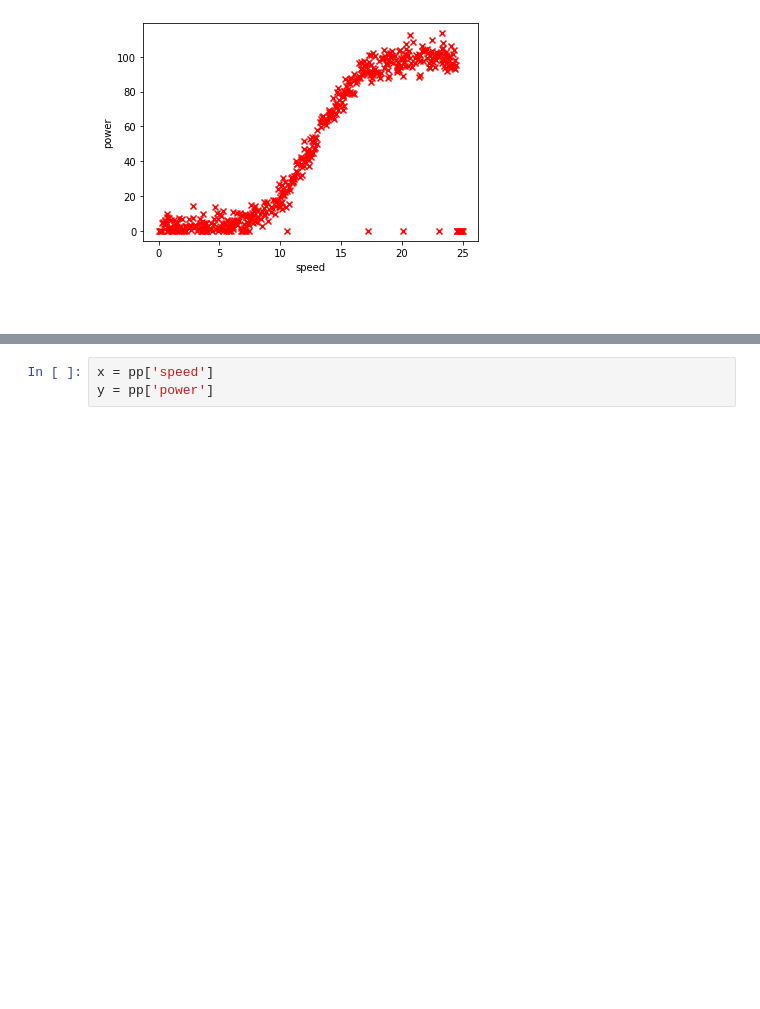
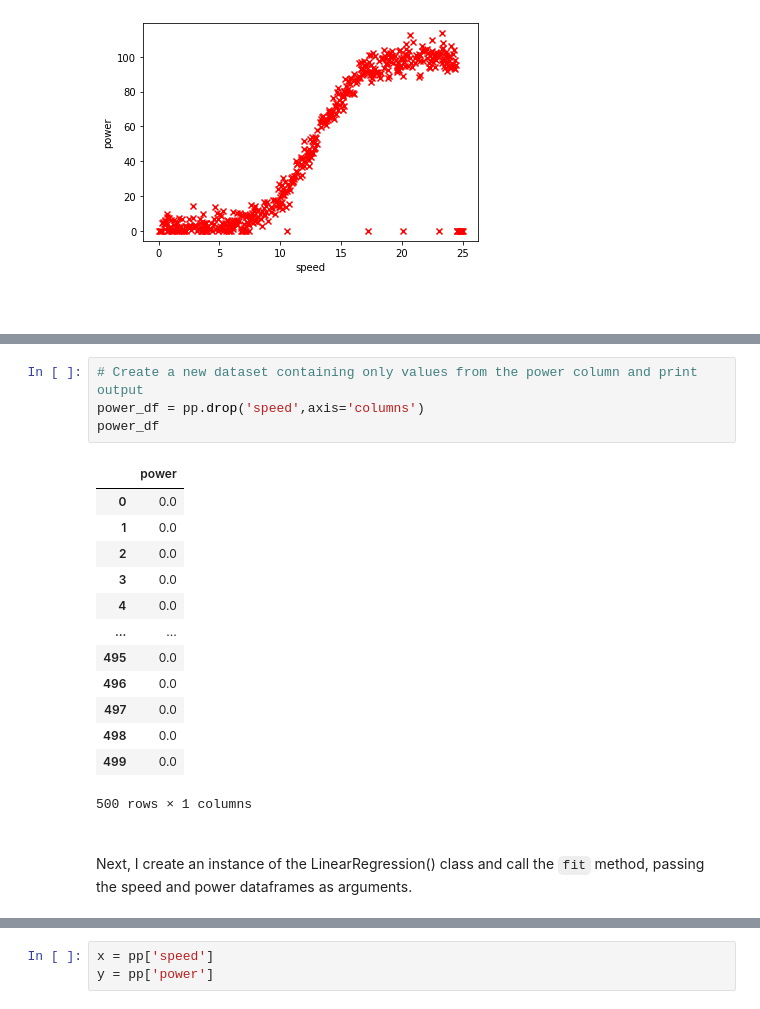
Before and after one commit to colm-o-caoimh/MachineLearning, a Jupyter notebook: Machine Learning and Statistics Project 2020.ipynb, the cells around one changed output, grey strips where cells are left out. Cells and saved outputs as stored; diff of their text form; blank space fills up the shorter version.

```diff
--- a/Machine Learning and Statistics Project 2020.ipynb
+++ b/Machine Learning and Statistics Project 2020.ipynb
@@ -78,0 +104,22 @@ plt.scatter(pp['speed'], pp['power'], color='r', marker='x')
+# %%
+# Create a new dataset containing only values from the power column and print output
+power_df = pp.drop('speed',axis='columns')
+power_df
+# %% [output]
+|  | power |
+| 0 | 0.0 |
+| 1 | 0.0 |
+| 2 | 0.0 |
+| 3 | 0.0 |
+| 4 | 0.0 |
+| ... | ... |
+| 495 | 0.0 |
+| 496 | 0.0 |
+| 497 | 0.0 |
+| 498 | 0.0 |
+| 499 | 0.0 |
+500 rows × 1 columns
+# %% [markdown]
+<br>
+
+Next, I create an instance of the LinearRegression() class and call the `fit` method, passing the speed and power dataframes as arguments.
```
Also changed, not shown: parts of 17 cells of this notebook.
